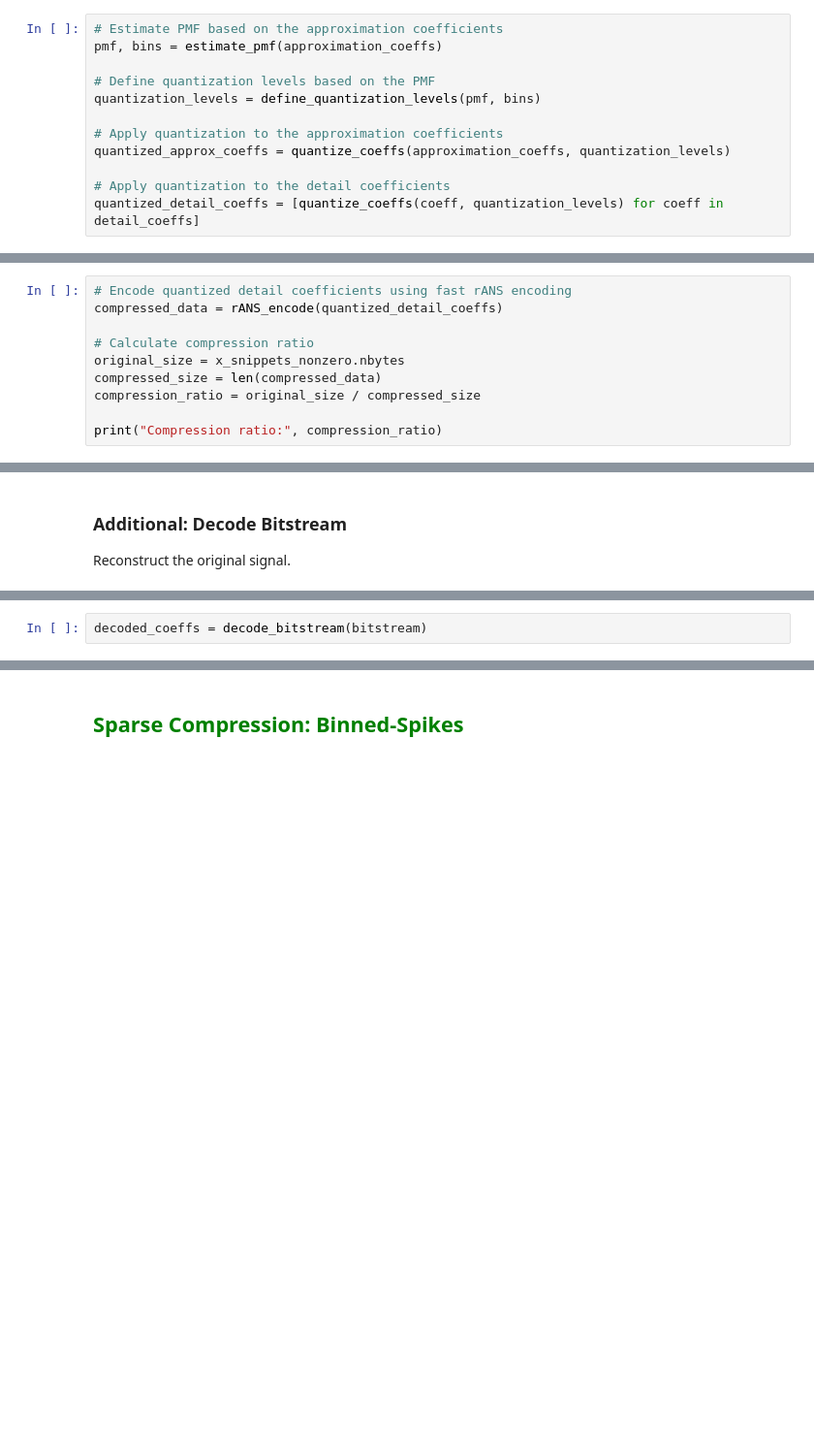
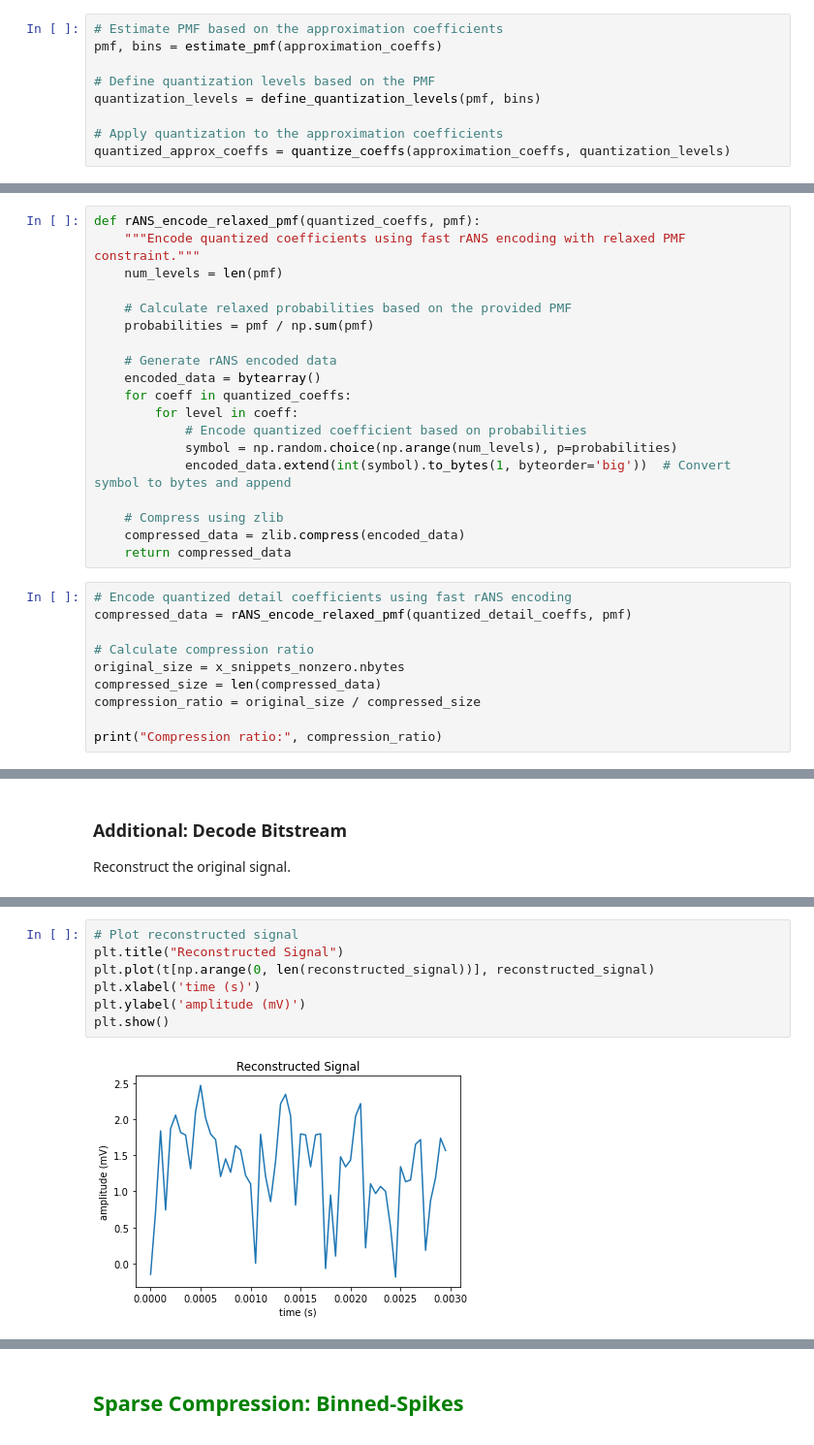
Before and after one commit to michaela10c/neural_signal_compression, a Jupyter notebook: Neural Signal Compression.ipynb, the cells around one changed output, grey strips where cells are left out. Shown at 97% size. Cells and saved outputs as stored; diff of their text form; blank space fills up the shorter version.

```diff
--- a/Neural Signal Compression.ipynb
+++ b/Neural Signal Compression.ipynb
@@ -464,9 +467,6 @@ quantization_levels = define_quantization_levels(pmf, bins)
 
 # Apply quantization to the approximation coefficients
 quantized_approx_coeffs = quantize_coeffs(approximation_coeffs, quantization_levels)
-
-# Apply quantization to the detail coefficients
-quantized_detail_coeffs = [quantize_coeffs(coeff, quantization_levels) for coeff in detail_coeffs]
 # %% [markdown]
 ### 5. Encode Bitstream
 
@@ -490,6 +480,25 @@ def rANS_encode(quantized_coeffs):
+# %%
+def rANS_encode_relaxed_pmf(quantized_coeffs, pmf):
+    """Encode quantized coefficients using fast rANS encoding with relaxed PMF constraint."""
+    num_levels = len(pmf)
+
+    # Calculate relaxed probabilities based on the provided PMF
+    probabilities = pmf / np.sum(pmf)
+
+    # Generate rANS encoded data
+    encoded_data = bytearray()
+    for coeff in quantized_coeffs:
+        for level in coeff:
+            # Encode quantized coefficient based on probabilities
+            symbol = np.random.choice(np.arange(num_levels), p=probabilities)
+            encoded_data.extend(int(symbol).to_bytes(1, byteorder='big'))  # Convert symbol to bytes and append
+
+    # Compress using zlib
+    compressed_data = zlib.compress(encoded_data)
+    return compressed_data
 # %%
 # Encode quantized detail coefficients using fast rANS encoding
-compressed_data = rANS_encode(quantized_detail_coeffs)
+compressed_data = rANS_encode_relaxed_pmf(quantized_detail_coeffs, pmf)
 
 # Calculate compression ratio
 original_size = x_snippets_nonzero.nbytes
@@ -673,2 +528,0 @@ def decode_bitstream(bitstream):
-# %%
-decoded_coeffs = decode_bitstream(bitstream)
@@ -694,0 +609,9 @@ We can see that the computed indices are identical between the decoded and the r
+# %%
+# Plot reconstructed signal
+plt.title("Reconstructed Signal")
+plt.plot(t[np.arange(0, len(reconstructed_signal))], reconstructed_signal)
+plt.xlabel('time (s)')
+plt.ylabel('amplitude (mV)')
+plt.show()
+# %% [output]
+[figure, added]
```
Also changed, not shown: parts of 21 cells of this notebook.
